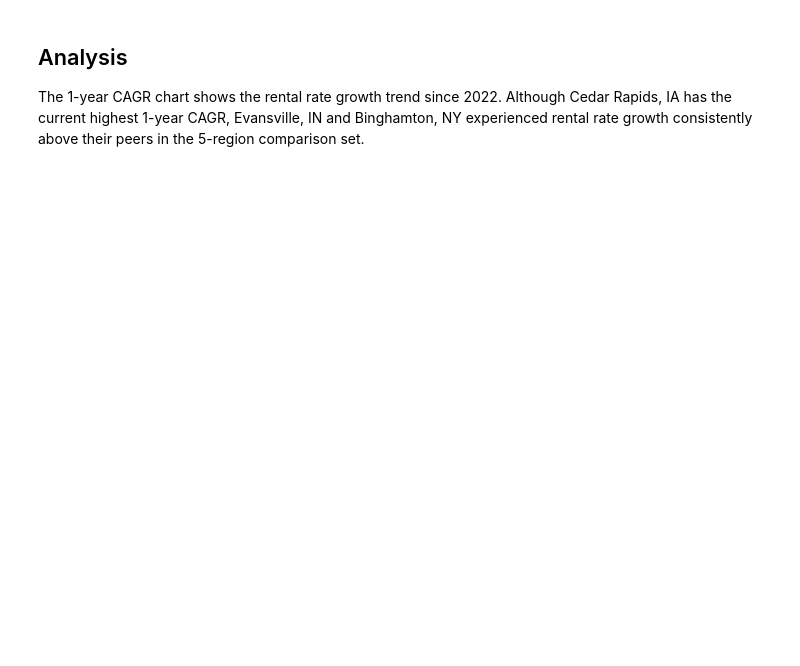
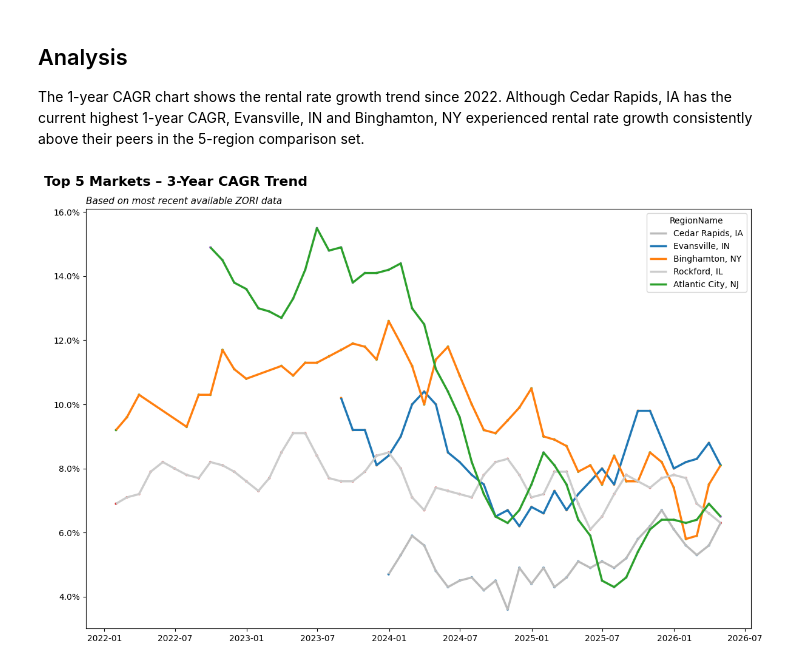
Before and after one commit to aaron-san/Rental-Rate-Growth-Analysis, a Jupyter notebook: index.ipynb, the cells around one changed output. Drawn from its saved outputs; the diff is of its cells as text; code cells hidden in the pictures; blank space fills up the shorter version.

```diff
--- a/index.ipynb
+++ b/index.ipynb
@@ -505,3 +508,88 @@ plt.show()
 ## Analysis
 
 The 1-year CAGR chart shows the rental rate growth trend since 2022. Although Cedar Rapids, IA has the current highest 1-year CAGR, Evansville, IN and Binghamton, NY experienced rental rate growth consistently above their peers in the 5-region comparison set.
+# %%
+import pandas as pd
+import matplotlib.pyplot as plt
+import seaborn as sns
+from datetime import datetime
+from matplotlib.ticker import PercentFormatter
+
+top_5_regions = merged.loc[merged["Date"] == merged["Date"].max()].nlargest(
+    5, "CAGR_3yr"
+)["RegionName"]
+
+
+subset = merged.loc[merged["RegionName"].isin(top_5_regions)]
+subset = subset[subset["Date"] >= "2022-01-01"]
+
+plt.figure(figsize=(12, 8))
+sns.scatterplot(
+    data=subset, x="Date", y="CAGR_3yr", hue="RegionName", legend=False, s=10
+)
+
+# Title + subtitle
+plt.suptitle(
+    "Top 5 Markets – 3-Year CAGR Trend",
+    fontsize=16,
+    fontweight="bold",
+    x=0.0,          # left align
+    ha='left'
+)
+
+plt.title(
+    "Based on most recent available ZORI data",
+    fontsize=11,
+    style="italic",
+    x=0.0,          # left align
+    ha='left'
+)
+
+
+# plt.gca().invert_yaxis()
+# plt.title("CAGR_1yr")
+
+# Format y-axis as percent
+plt.gca().yaxis.set_major_formatter(PercentFormatter(1.0))
+# (Assumes CAGR_1yr is stored as decimal, e.g., 0.045 = 4.5%)
+
+# plt.xlabel("Date")
+
+# subset = zori.loc[(zori['Date'] > '2023-01-01') & (zori['Growth_Rank'] <= 5)]
+
+# plt.figure(figsize=(14,7))
+# sns.scatterplot(data=subset, x='Date', y='Growth_Rank', hue='RegionName', s=80)
+# Pick your 5 regions
+r1, r2, r3, r4, r5 = top_5_regions.tolist()
+
+# Define custom colors (two low‑hue / desaturated)
+custom_colors = {
+    r1: "#1f77b4",      # normal blue
+    r2: "#ff7f0e",      # normal orange
+    r3: "#2ca02c",      # normal green
+    r4: "#bbbbbb",      # light gray (low hue)
+    r5: "#cccccc",      # lighter gray (low hue)
+}
+
+sns.lineplot(
+    data=subset,
+    x="Date",
+    y="CAGR_3yr",
+    hue="RegionName",
+    palette=custom_colors,
+    linewidth=2.5,
+    dashes=(1,0)
+)
+
+plt.xlabel("")
+plt.ylabel("")
+plt.tight_layout()
+
+# plt.gca().invert_yaxis()
+
+# for _, row in subset.iterrows():
+#     plt.text(row['Date'], row['CAGR_1yr'], row['RegionName'], fontsize=8)
+
+plt.show()
+# %% [output]
+[figure, added]
```
Also changed, not shown: parts of 3 cells of this notebook, 1 other file.
